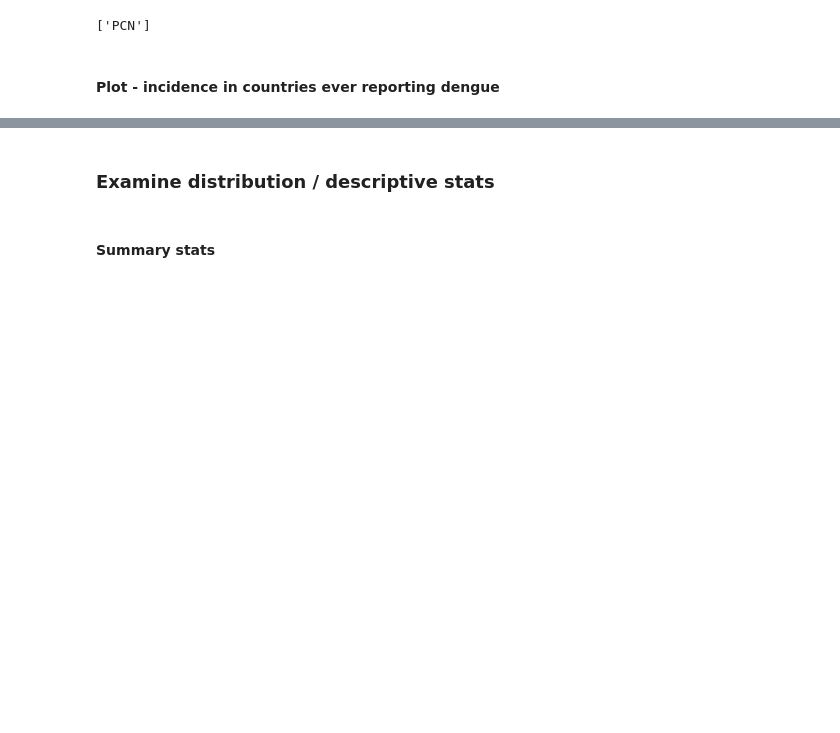
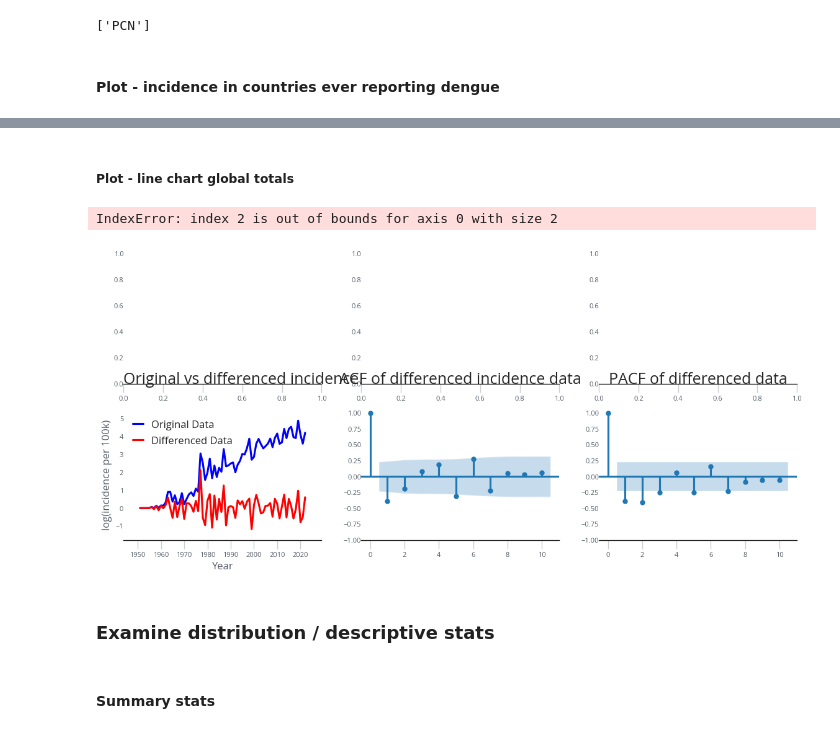
Before and after one commit to haileyrobertson/endemic-factors, a Jupyter notebook: src/ef_opendengue_analysis.ipynb, the cells around one changed output, grey strips where cells are left out. Saved outputs shown, nothing was run; the diff lists cells and outputs as text; code cells hidden in the pictures; blank space fills up the shorter version.

```diff
--- a/src/ef_opendengue_analysis.ipynb
+++ b/src/ef_opendengue_analysis.ipynb
@@ -684,0 +690,15 @@ plt.close()
+# %%
+# Group by year and calculate global sums - NOTE, this is the sum of all countrys ever reporting NOT global total pop...
+global_totals = any_dengue.groupby('year').agg({
+    'dengue_total': 'sum',
+    'TPopulation1July': 'sum'
+}).reset_index()
+
+# Calculate the global incidence per 100k population
+global_totals['incidence'] = (global_totals['dengue_total'] / global_totals['TPopulation1July'])
+global_totals['incidence_per_100k'] = (global_totals['dengue_total'] / global_totals['TPopulation1July'])*100000
+global_totals['log_incidence_per_100k'] = np.log1p(global_totals['incidence_per_100k'])
+
+
+# Display the result
+global_totals.tail()
@@ -684,0 +712,2 @@ plt.close()
+# %% [markdown]
+##### Plot - line chart global totals
@@ -685,3 +747,48 @@ plt.close()
+# %%
+# Perform differencing (subtract the previous value from the current value)
+global_totals['diff'] = global_totals['log_incidence_per_100k'].diff()
+
+# Remove the first NaN value created by differencing
+global_totals_diff = global_totals.dropna()
+
+# Create a subplot with 2 rows and 2 columns
+fig, ax = plt.subplots(2, 3, figsize=(14, 6))
+
+# Plot the original and differenced data
+ax[0,0].plot(global_totals_diff['year'][:-1], global_totals_diff['log_incidence_per_100k'][:-1], label='Original Data', color='blue')
+ax[0,0].plot(global_totals_diff['year'][:-1], global_totals_diff['diff'][:-1], label='Differenced Data', color='red')
+ax[0,0].set_xlabel('Year')
+ax[0,0].set_ylabel('log(incidence per 100k)')
+ax[0,0].set_title('Original vs differenced incidence', loc='left')
+ax[0,0].legend()
+
+# Plot the ACF of the differenced data
+plot_acf(global_totals_diff['diff'][:-1], lags=10, ax=ax[0,1])
+ax[0,1].set_title('ACF of differenced incidence data')
+ax[0,1].set_ylim(None, 1.05)
+
+# Display the PACF of the differenced data in a second subplot
+plot_pacf(global_totals_diff['diff'][:-1], lags=10, ax=ax[0,2])
+ax[0,2].set_title('PACF of differenced data')
+ax[0,2].set_ylim(None, 1.05)
+
+# Plot the ACF of the original data
+plot_acf(global_totals_diff['log_incidence_per_100k'][:-1], lags=10, ax=ax[1,1])
+ax[1,1].set_title('ACF of original incidence data')
+ax[1,1].set_ylim(None, 1.05)
+
+# Display the PACF of the original data
+plot_pacf(global_totals_diff['log_incidence_per_100k'][:-1], lags=10, ax=ax[1,2])
+ax[1,2].set_title('PACF of original data')
+ax[1,2].set_ylim(None, 1.05)
+
+
+
+plt.tight_layout()
+plt.show()
+# %% [output]
+IndexError: index 2 is out of bounds for axis 0 with size 2
+[figure, added]
 # %% [markdown]
 ### Examine distribution / descriptive stats
 # %% [markdown]
```
Also changed, not shown: parts of 6 cells of this notebook, 4 other files.
